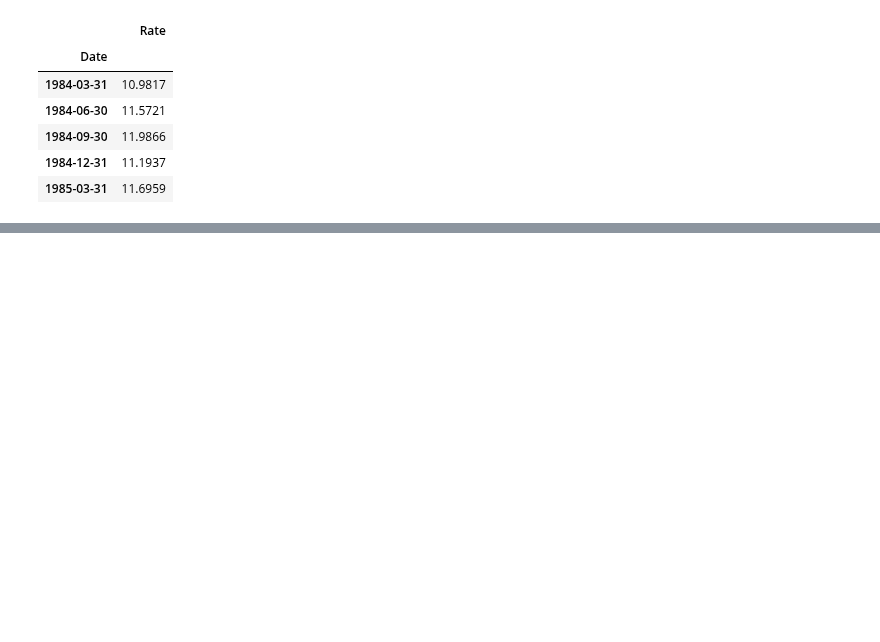
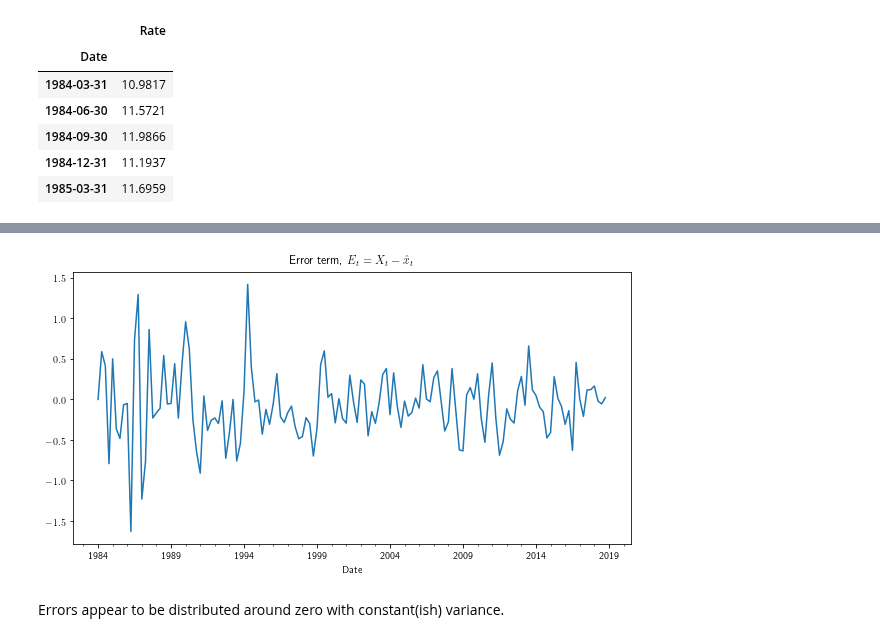
Before and after one commit to snowch-notes/statistics-old, a Jupyter notebook: timeseries/autocorrelation_and_prediction_intervals.ipynb, the cells around one changed output, grey strips where cells are left out. Drawn from its saved outputs; the diff is of its cells as text; code cells hidden in the pictures; blank space fills up the shorter version.

```diff
--- a/timeseries/autocorrelation_and_prediction_intervals.ipynb
+++ b/timeseries/autocorrelation_and_prediction_intervals.ipynb
@@ -50,4 +53,9 @@ _ = fcast.plot(ax=ax, color='red', linestyle='--', legend=True) # predicted futu
 # %%
 plt.rcParams["figure.figsize"] = (10,5)
 plt.rc('text', usetex=True)
-_ = (data['Rate'] - fit.fittedvalues).plot(title='Error term, $E_t = X_t - \hat{x}_t$')
+data['Errors'] = data['Rate'] - fit.fittedvalues
+_ = data['Errors'].plot(title='Error term, $E_t = X_t - \hat{x}_t$')
+# %% [output]
+[figure, added]
+# %% [markdown]
+Errors appear to be distributed around zero with constant(ish) variance.
```
Also changed, not shown: parts of 9 cells of this notebook.
